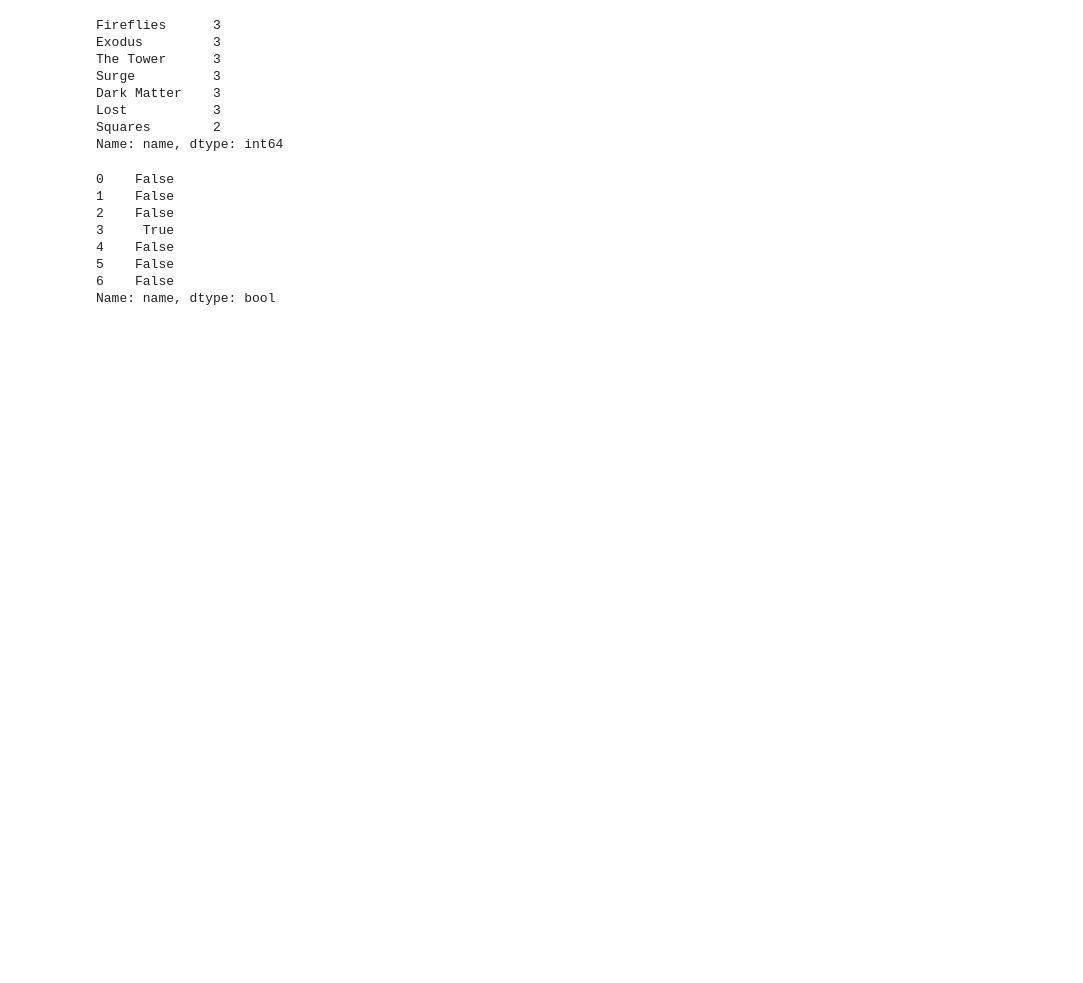
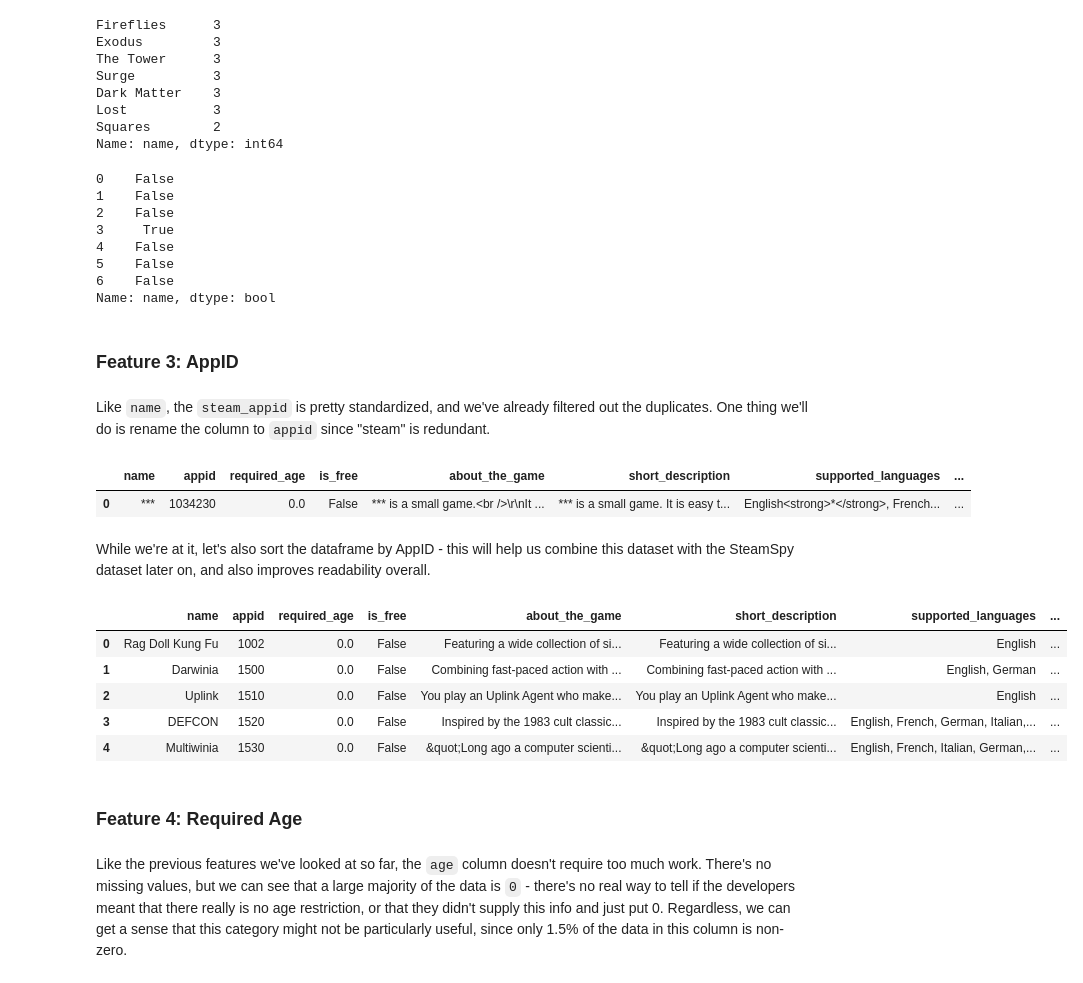
Before and after one commit to argwood/IndieP, a Jupyter notebook: IndieP_Data_Cleaning.ipynb, the cells around one changed output. Cells and saved outputs as stored; diff of their text form; code cells hidden in the pictures; blank space fills up the shorter version.

```diff
--- a/IndieP_Data_Cleaning.ipynb
+++ b/IndieP_Data_Cleaning.ipynb
@@ -157,3 +158,7 @@ data_steam['name'].str.isalnum().head(7)
 5    False
 6    False
 Name: name, dtype: bool
+# %% [markdown]
+### Feature 3: AppID
+# %% [markdown]
+Like `name`, the `steam_appid` is pretty standardized, and we've already filtered out the duplicates. One thing we'll do is rename the column to `appid` since "steam" is redundant.
@@ -159,0 +167,7 @@ Name: name, dtype: bool
+# %%
+data_steam.head(1)
+# %% [output]
+|  | name | appid | required_age | is_free | about_the_game | short_description | supported_languages | ... |
+| 0 | *** | 1034230 | 0.0 | False | *** is a small game.<br />\r\nIt ... | *** is a small game. It is easy t... | English<strong>*</strong>, French... | ... |
+# %% [markdown]
+While we're at it, let's also sort the dataframe by AppID - this will help us combine this dataset with the SteamSpy dataset later on, and also improves readability overall.
@@ -159,0 +177,13 @@ Name: name, dtype: bool
+# %%
+data_steam.head(5)
+# %% [output]
+|  | name | appid | required_age | is_free | about_the_game | short_description | supported_languages | ... |
+| 0 | Rag Doll Kung Fu | 1002 | 0.0 | False | Featuring a wide collection of si... | Featuring a wide collection of si... | English | ... |
+| 1 | Darwinia | 1500 | 0.0 | False | Combining fast-paced action with ... | Combining fast-paced action with ... | English, German | ... |
+| 2 | Uplink | 1510 | 0.0 | False | You play an Uplink Agent who make... | You play an Uplink Agent who make... | English | ... |
+| 3 | DEFCON | 1520 | 0.0 | False | Inspired by the 1983 cult classic... | Inspired by the 1983 cult classic... | English, French, German, Italian,... | ... |
+| 4 | Multiwinia | 1530 | 0.0 | False | &quot;Long ago a computer scienti... | &quot;Long ago a computer scienti... | English, French, Italian, German,... | ... |
+# %% [markdown]
+### Feature 4: Required Age
+# %% [markdown]
+Like the previous features we've looked at so far, the `age` column doesn't require too much work. There's no missing values, but we can see that a large majority of the data is `0` - there's no real way to tell if the developers meant that there really is no age restriction, or that they didn't supply this info and just put 0. Regardless, we can get a sense that this category might not be particularly useful, since only 1.5% of the data in this column is non-zero.
```
Also changed, not shown: parts of 15 cells of this notebook, 1 other file.
